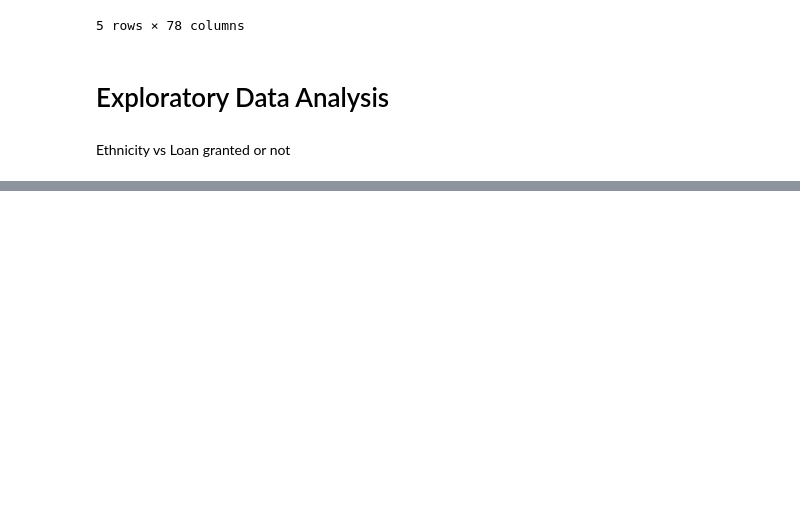
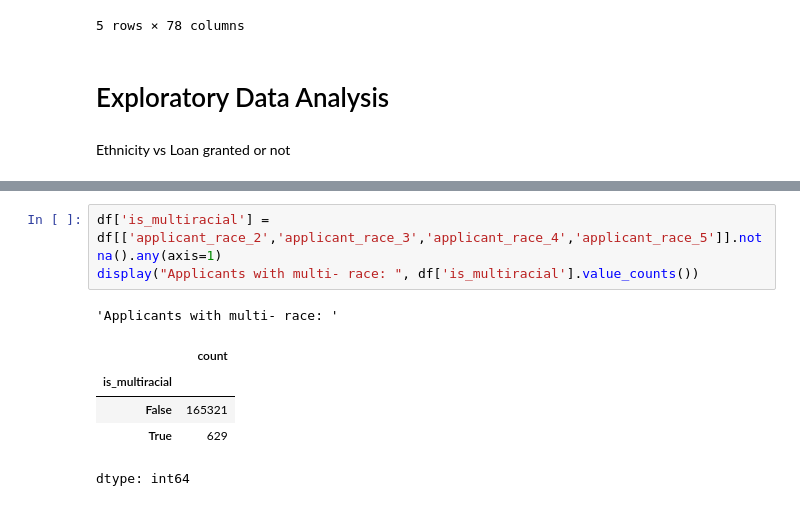
Before and after one commit to shruthits1/my-projects, a Jupyter notebook: HMDA_data.ipynb, the cells around one changed output, grey strips where cells are left out. Cells and saved outputs as stored; diff of their text form; blank space fills up the shorter version.

```diff
--- a/HMDA_data.ipynb
+++ b/HMDA_data.ipynb
@@ -62,0 +97,10 @@ plt.show()
+# %%
+df['is_multiracial'] = df[['applicant_race_2','applicant_race_3','applicant_race_4','applicant_race_5']].notna().any(axis=1)
+display("Applicants with multi- race: ", df['is_multiracial'].value_counts())
+# %% [output]
+'Applicants with multi- race: '
+|  | count |
+| is_multiracial |  |
+| False | 165321 |
+| True | 629 |
+dtype: int64
```
Also changed, not shown: parts of 6 cells of this notebook.
